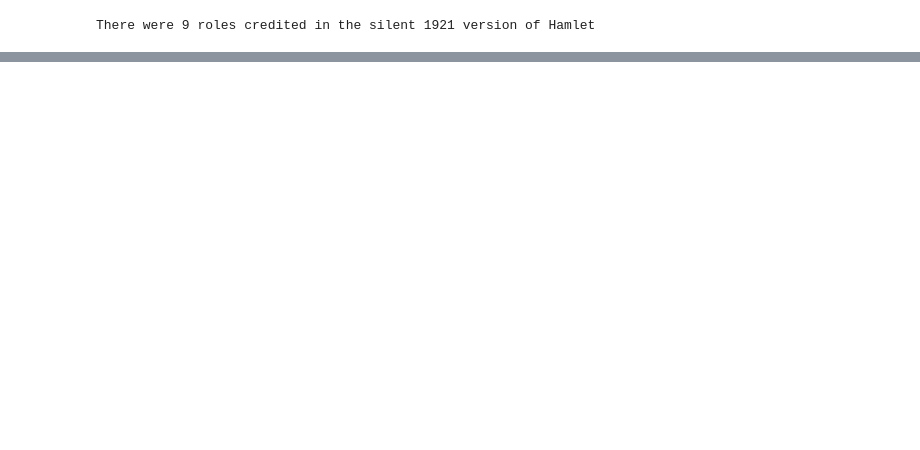
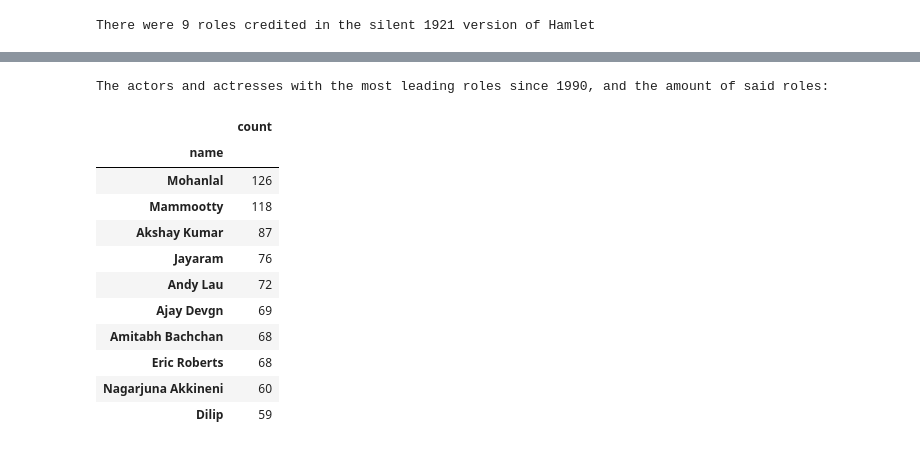
Before and after one commit to appeldaniel1998/Intro-to-Data-Sciences-Final-Project, a Jupyter notebook: Programming.ipynb, the cells around one changed output, grey strips where cells are left out. Drawn from its saved outputs; the diff is of its cells as text; code cells hidden in the pictures; blank space fills up the shorter version.

```diff
--- a/Programming.ipynb
+++ b/Programming.ipynb
@@ -92,0 +169,29 @@ There were 9 roles credited in the silent 1921 version of Hamlet
+# %%
+#Question 2.6
+#Question: List the 10 actors/actresses that have the most leading roles (n=1) since the 1990's.
+
+leadRoles = cast.groupby('n').get_group(1.0) #Grouping the dataframe and selecting the dataframe of lead roles (where n=1.0)
+#(same as previous question)
+leadRoles = leadRoles[leadRoles.year >= 1990] #Leaving only the movies shown since 1990.
+leadActors = leadRoles.groupby('name').count() #Grouping all lead roles by actors and counting how many leading roles each
+#actor (or actress) has.
+leadActors = leadActors.sort_values('title',  ascending=False)[['title']] #sorting the dataframe according to the 1st column
+#(name) in descending order meaning the actors with the most leading roles will be at the top of the dataframe. All columns
+#are unneeded - only the 1st column is shown.
+leadActors.columns = ['count'] #Renaming the column from 'title' to 'count'.
+print('The actors and actresses with the most leading roles since 1990, and the amount of said roles:') #Printing the results
+leadActors.head(10) #Showing the first 10 actors of the dataframe, as requested in the question.
+# %% [output]
+The actors and actresses with the most leading roles since 1990, and the amount of said roles:
+|  | count |
+| name |  |
+| Mohanlal | 126 |
+| Mammootty | 118 |
+| Akshay Kumar | 87 |
+| Jayaram | 76 |
+| Andy Lau | 72 |
+| Ajay Devgn | 69 |
+| Amitabh Bachchan | 68 |
+| Eric Roberts | 68 |
+| Nagarjuna Akkineni | 60 |
+| Dilip | 59 |
```
Also changed, not shown: parts of 9 cells of this notebook.
